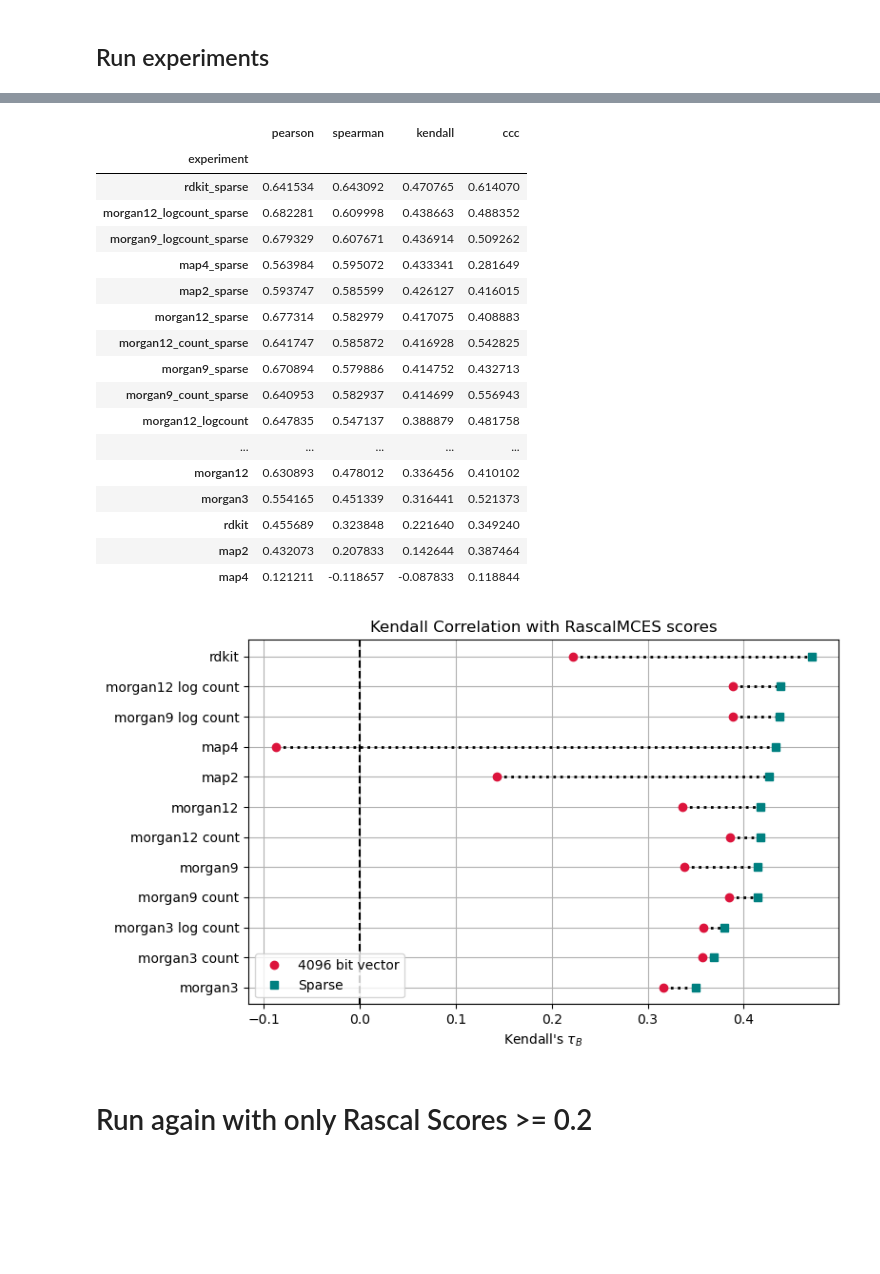
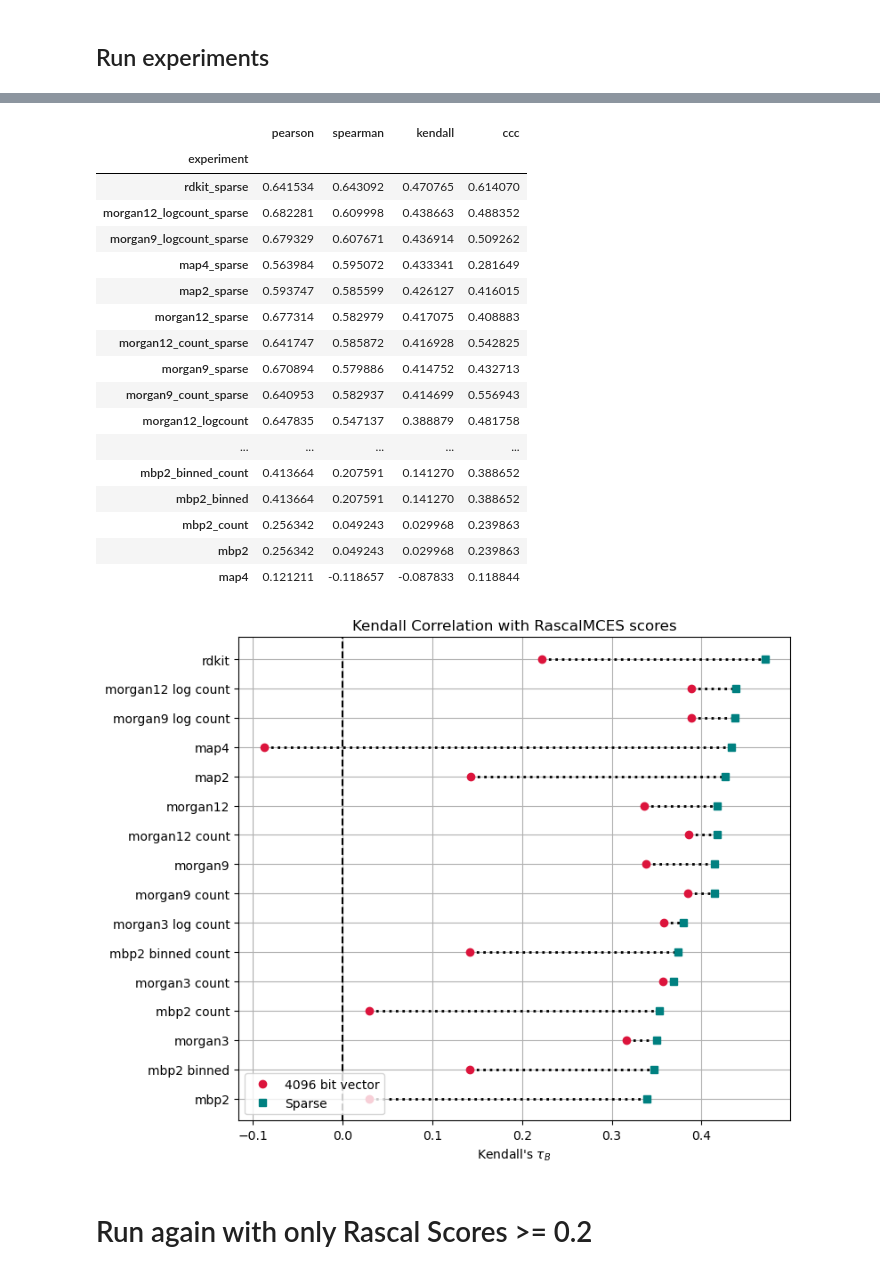
Before and after one commit to florian-huber/molecular_fingerprint_comparisons, a Jupyter notebook: notebooks/fingerprint_analysis_MCES_correlation_experiment.ipynb, the cells around one changed output, grey strips where cells are left out. Saved outputs shown, nothing was run; the diff lists cells and outputs as text; code cells hidden in the pictures; blank space fills up the shorter version.

```diff
--- a/notebooks/fingerprint_analysis_MCES_correlation_experiment.ipynb
+++ b/notebooks/fingerprint_analysis_MCES_correlation_experiment.ipynb
@@ -598,27 +552,27 @@ Wrote summary to /home/daisy/Florian/molecular_fingerprint_comparisons/experimen
 # %%
-filename = os.path.join(path_results, "results_rascal_correlations_250512.csv")
+filename = os.path.join(path_results, "results_rascal_correlations_250515.csv")
 
 results_df = pd.read_csv(filename)
 results_df = results_df.set_index("experiment")
 results_df.sort_values("kendall", ascending=False)
 # %% [output]
 |  | pearson | spearman | kendall | ccc |
 | experiment |  |  |  |  |
 | rdkit_sparse | 0.641534 | 0.643092 | 0.470765 | 0.614070 |
 | morgan12_logcount_sparse | 0.682281 | 0.609998 | 0.438663 | 0.488352 |
 | morgan9_logcount_sparse | 0.679329 | 0.607671 | 0.436914 | 0.509262 |
 | map4_sparse | 0.563984 | 0.595072 | 0.433341 | 0.281649 |
 | map2_sparse | 0.593747 | 0.585599 | 0.426127 | 0.416015 |
 | morgan12_sparse | 0.677314 | 0.582979 | 0.417075 | 0.408883 |
 | morgan12_count_sparse | 0.641747 | 0.585872 | 0.416928 | 0.542825 |
 | morgan9_sparse | 0.670894 | 0.579886 | 0.414752 | 0.432713 |
 | morgan9_count_sparse | 0.640953 | 0.582937 | 0.414699 | 0.556943 |
 | morgan12_logcount | 0.647835 | 0.547137 | 0.388879 | 0.481758 |
 | ... | ... | ... | ... | ... |
-| morgan12 | 0.630893 | 0.478012 | 0.336456 | 0.410102 |
-| morgan3 | 0.554165 | 0.451339 | 0.316441 | 0.521373 |
-| rdkit | 0.455689 | 0.323848 | 0.221640 | 0.349240 |
-| map2 | 0.432073 | 0.207833 | 0.142644 | 0.387464 |
+| mbp2_binned_count | 0.413664 | 0.207591 | 0.141270 | 0.388652 |
+| mbp2_binned | 0.413664 | 0.207591 | 0.141270 | 0.388652 |
+| mbp2_count | 0.256342 | 0.049243 | 0.029968 | 0.239863 |
+| mbp2 | 0.256342 | 0.049243 | 0.029968 | 0.239863 |
 | map4 | 0.121211 | -0.118657 | -0.087833 | 0.118844 |
 # %%
 #results_df = pd.read_csv(filename)
@@ -705,11 +659,11 @@ def plot_tau_comparison(tau_series, title="", filename=None):
 plot_tau_comparison(
     results_df.kendall,
     "Kendall Correlation with RascalMCES scores",
-    "rascal_kendall_correlation_full.png"
+    #"rascal_kendall_correlation_full.png"
 )
 plt.show()
 # %% [output]
-[figure, old version]
+[figure, new version]
 # %% [markdown]
 # Run again with only Rascal Scores >= 0.2
 # %%
```
Also changed, not shown: parts of 7 cells of this notebook, 1 other file.
